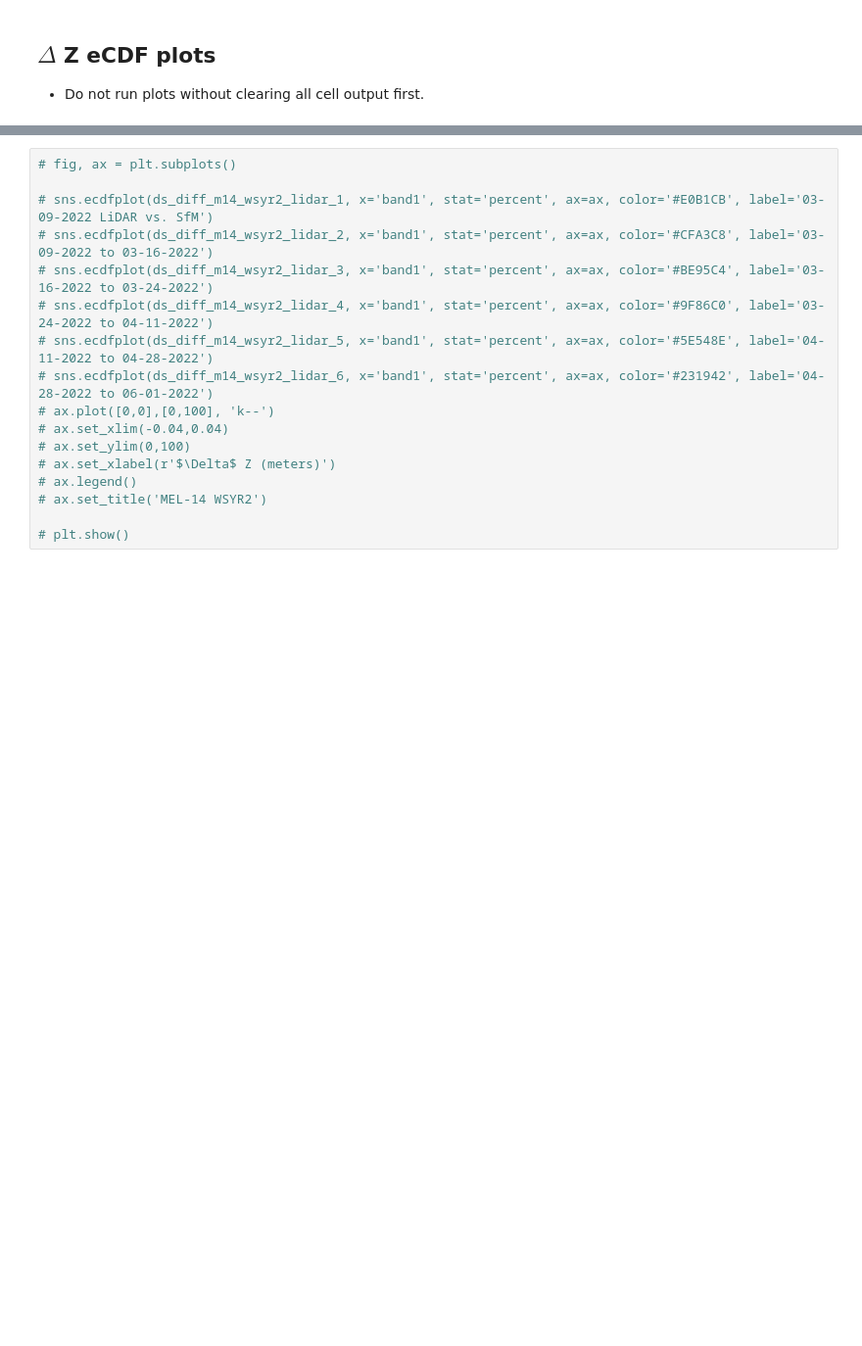
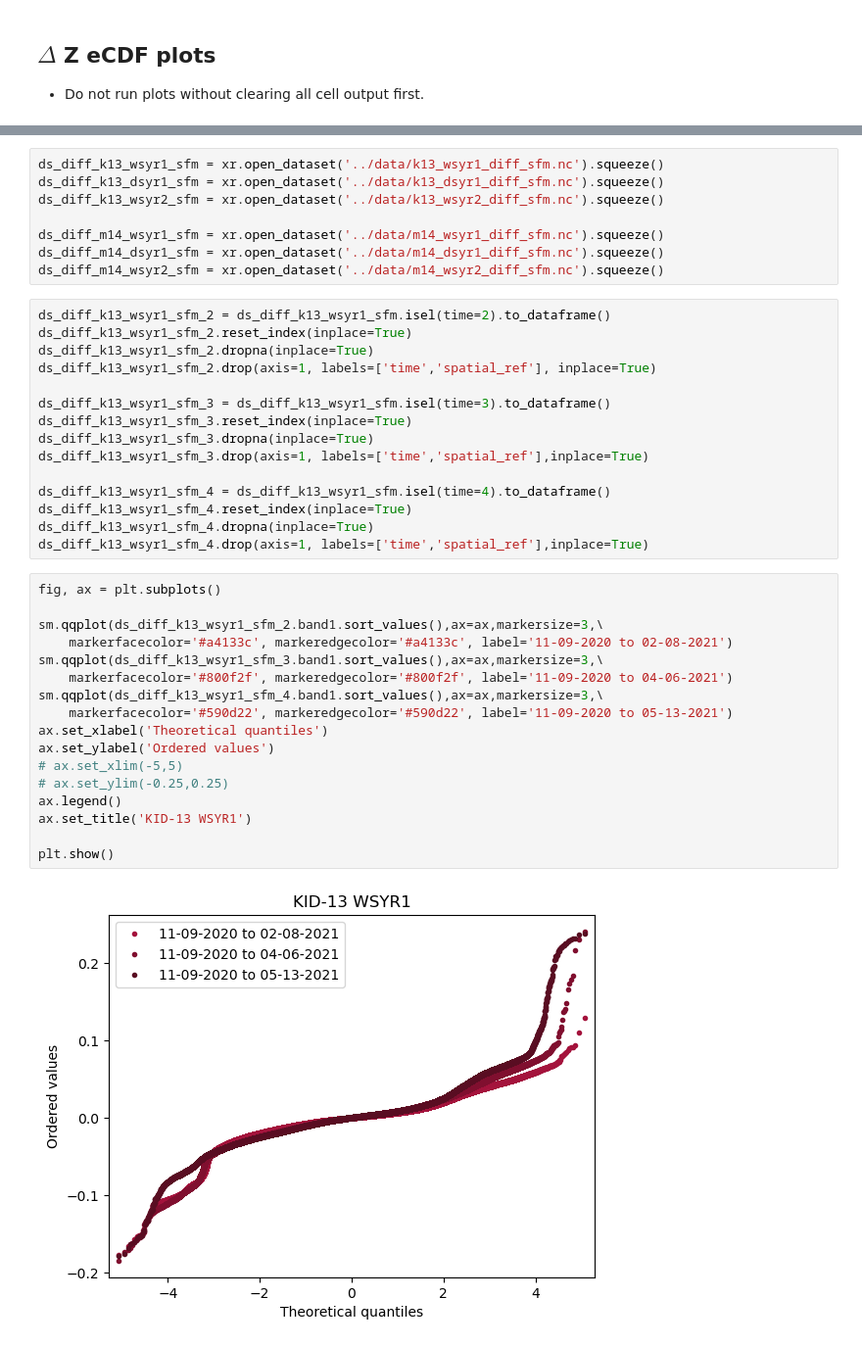
Before and after one commit to amanaster2/micro_diff, a Jupyter notebook: notebooks/stats.ipynb, the cells around one changed output, grey strips where cells are left out. Shown at 98% size. Drawn from its saved outputs; the diff is of its cells as text; blank space fills up the shorter version.

Commit message:
adding qq plots

```diff
--- a/notebooks/stats.ipynb
+++ b/notebooks/stats.ipynb
@@ -221,17 +24,42 @@ ds_diff_k13_wsyr1_lidar_2
-# %%
-# fig, ax = plt.subplots()
-
-# sns.ecdfplot(ds_diff_m14_wsyr2_lidar_1, x='band1', stat='percent', ax=ax, color='#E0B1CB', label='03-09-2022 LiDAR vs. SfM')
-# sns.ecdfplot(ds_diff_m14_wsyr2_lidar_2, x='band1', stat='percent', ax=ax, color='#CFA3C8', label='03-09-2022 to 03-16-2022')
-# sns.ecdfplot(ds_diff_m14_wsyr2_lidar_3, x='band1', stat='percent', ax=ax, color='#BE95C4', label='03-16-2022 to 03-24-2022')
-# sns.ecdfplot(ds_diff_m14_wsyr2_lidar_4, x='band1', stat='percent', ax=ax, color='#9F86C0', label='03-24-2022 to 04-11-2022')
-# sns.ecdfplot(ds_diff_m14_wsyr2_lidar_5, x='band1', stat='percent', ax=ax, color='#5E548E', label='04-11-2022 to 04-28-2022')
-# sns.ecdfplot(ds_diff_m14_wsyr2_lidar_6, x='band1', stat='percent', ax=ax, color='#231942', label='04-28-2022 to 06-01-2022')
-# ax.plot([0,0],[0,100], 'k--')
-# ax.set_xlim(-0.04,0.04)
-# ax.set_ylim(0,100)
-# ax.set_xlabel(r'$\Delta$ Z (meters)')
-# ax.legend()
-# ax.set_title('MEL-14 WSYR2')
-
-# plt.show()
+# %%
+ds_diff_k13_wsyr1_sfm = xr.open_dataset('../data/k13_wsyr1_diff_sfm.nc').squeeze()
+ds_diff_k13_dsyr1_sfm = xr.open_dataset('../data/k13_dsyr1_diff_sfm.nc').squeeze()
+ds_diff_k13_wsyr2_sfm = xr.open_dataset('../data/k13_wsyr2_diff_sfm.nc').squeeze()
+
+ds_diff_m14_wsyr1_sfm = xr.open_dataset('../data/m14_wsyr1_diff_sfm.nc').squeeze()
+ds_diff_m14_dsyr1_sfm = xr.open_dataset('../data/m14_dsyr1_diff_sfm.nc').squeeze()
+ds_diff_m14_wsyr2_sfm = xr.open_dataset('../data/m14_wsyr2_diff_sfm.nc').squeeze()
+# %%
+ds_diff_k13_wsyr1_sfm_2 = ds_diff_k13_wsyr1_sfm.isel(time=2).to_dataframe()
+ds_diff_k13_wsyr1_sfm_2.reset_index(inplace=True)
+ds_diff_k13_wsyr1_sfm_2.dropna(inplace=True)
+ds_diff_k13_wsyr1_sfm_2.drop(axis=1, labels=['time','spatial_ref'], inplace=True)
+
+ds_diff_k13_wsyr1_sfm_3 = ds_diff_k13_wsyr1_sfm.isel(time=3).to_dataframe()
+ds_diff_k13_wsyr1_sfm_3.reset_index(inplace=True)
+ds_diff_k13_wsyr1_sfm_3.dropna(inplace=True)
+ds_diff_k13_wsyr1_sfm_3.drop(axis=1, labels=['time','spatial_ref'],inplace=True)
+
+ds_diff_k13_wsyr1_sfm_4 = ds_diff_k13_wsyr1_sfm.isel(time=4).to_dataframe()
+ds_diff_k13_wsyr1_sfm_4.reset_index(inplace=True)
+ds_diff_k13_wsyr1_sfm_4.dropna(inplace=True)
+ds_diff_k13_wsyr1_sfm_4.drop(axis=1, labels=['time','spatial_ref'],inplace=True)
+# %%
+fig, ax = plt.subplots()
+
+sm.qqplot(ds_diff_k13_wsyr1_sfm_2.band1.sort_values(),ax=ax,markersize=3,\
+    markerfacecolor='#a4133c', markeredgecolor='#a4133c', label='11-09-2020 to 02-08-2021')
+sm.qqplot(ds_diff_k13_wsyr1_sfm_3.band1.sort_values(),ax=ax,markersize=3,\
+    markerfacecolor='#800f2f', markeredgecolor='#800f2f', label='11-09-2020 to 04-06-2021')
+sm.qqplot(ds_diff_k13_wsyr1_sfm_4.band1.sort_values(),ax=ax,markersize=3,\
+    markerfacecolor='#590d22', markeredgecolor='#590d22', label='11-09-2020 to 05-13-2021')
+ax.set_xlabel('Theoretical quantiles')
+ax.set_ylabel('Ordered values')
+# ax.set_xlim(-5,5)
+# ax.set_ylim(-0.25,0.25)
+ax.legend()
+ax.set_title('KID-13 WSYR1')
+
+plt.show()
+# %% [output]
+[figure, added]
```
Also changed, not shown: parts of 34 cells of this notebook.
